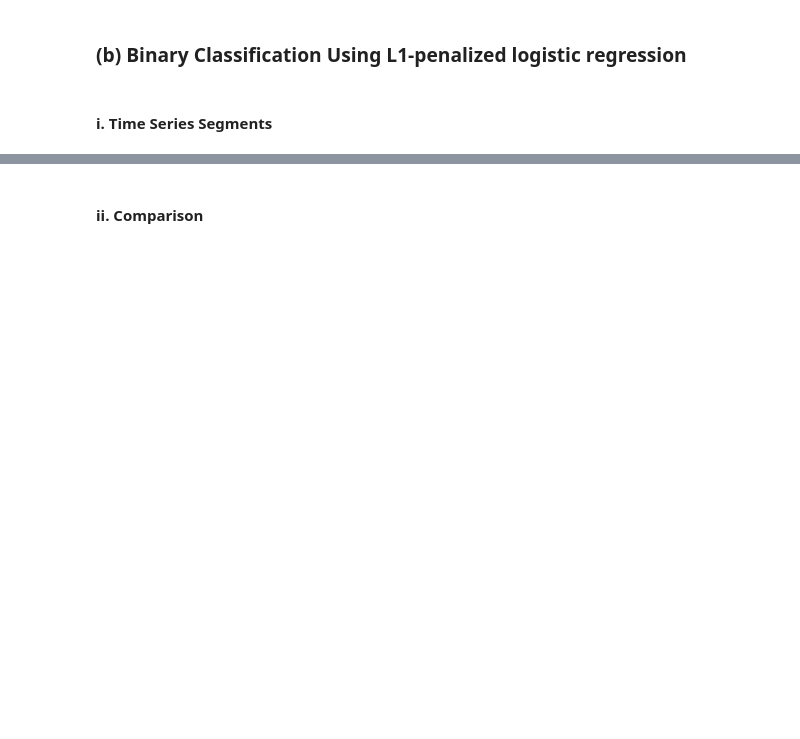
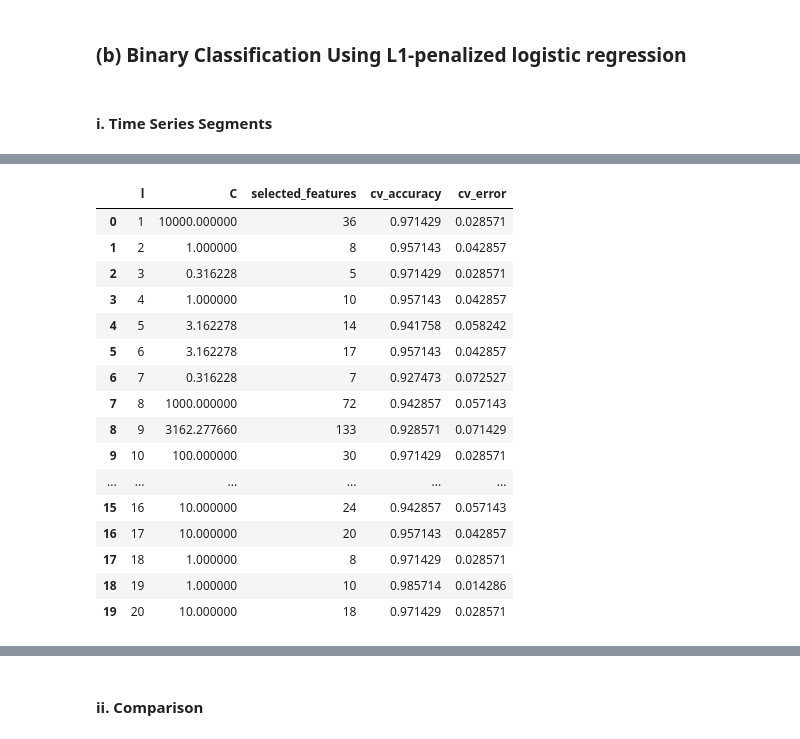
Before and after one commit to akeehan56/DSCI552, a Jupyter notebook: HW4/notebook/Keehan_Alyssa_HW4.ipynb, the cells around one changed output, grey strips where cells are left out. Drawn from its saved outputs; the diff is of its cells as text; code cells hidden in the pictures; blank space fills up the shorter version.

```diff
--- a/HW4/notebook/Keehan_Alyssa_HW4.ipynb
+++ b/HW4/notebook/Keehan_Alyssa_HW4.ipynb
@@ -1057,3 +1061,85 @@ display(pd.DataFrame(evaluation_results))
 ### (b) Binary Classification Using L1-penalized logistic regression
 # %% [markdown]
 #### i. Time Series Segments
+# %%
+l1_cv = StratifiedKFold(
+    n_splits=5,
+    shuffle=True,
+    random_state=42
+)
+
+l1_splits = list(
+    l1_cv.split(np.zeros(len(y_train)), y_train)
+)
+
+C_values = np.logspace(-4, 4, 17)
+
+l1_results = []
+l1_best_key = None
+
+for l in range(1, 21):
+    X_l = extract_segment_features(train_instances, l)
+
+    pipeline = Pipeline([
+        ("scaler", StandardScaler()),
+        ("logistic", LogisticRegression(
+            l1_ratio=1,
+            solver="liblinear",
+            max_iter=20000,
+            random_state=42
+        ))
+    ])
+
+    search = GridSearchCV(
+        estimator=pipeline,
+        param_grid={"logistic__C": C_values},
+        scoring="accuracy",
+        cv=l1_splits,
+        n_jobs=-1,
+        refit=True,
+        error_score="raise"
+    )
+
+    print(f"Starting l={l}", flush=True)
+    search.fit(X_l, y_train)
+
+    fitted_model = search.best_estimator_
+    C = float(search.best_params_["logistic__C"])
+    score = float(search.best_score_)
+
+    coefficients = fitted_model.named_steps["logistic"].coef_[0]
+    n_selected = int(np.count_nonzero(coefficients))
+
+    l1_results.append({
+        "l": l,
+        "C": C,
+        "selected_features": n_selected,
+        "cv_accuracy": score,
+        "cv_error": 1 - score
+    })
+
+    # If scores tie, prefer stronger regularization,
+    # then fewer segments.
+    key = (score, -C, -l)
+
+    if l1_best_key is None or key > l1_best_key:
+        l1_best_key = key
+        l1_best_model = fitted_model
+        l1_best_l = l
+        l1_best_C = C
+        l1_best_cv_accuracy = score
+        l1_best_columns = X_l.columns.tolist()
+
+    print(
+        f"Finished l={l}: C={C:.4g}, "
+        f"selected={n_selected}, CV accuracy={score:.4f}",
+        flush=True
+    )
+
+l1_results_df = pd.DataFrame(l1_results)
+display(l1_results_df)
+
+print(f"\nBest l: {l1_best_l}")
+print(f"Best C: {l1_best_C:.4g}")
+print(f"Best CV accuracy: {l1_best_cv_accuracy:.4f}")
+# %% [output]
@@ -1059,0 +1163,17 @@ display(pd.DataFrame(evaluation_results))
+|  | l | C | selected_features | cv_accuracy | cv_error |
+| 0 | 1 | 10000.000000 | 36 | 0.971429 | 0.028571 |
+| 1 | 2 | 1.000000 | 8 | 0.957143 | 0.042857 |
+| 2 | 3 | 0.316228 | 5 | 0.971429 | 0.028571 |
+| 3 | 4 | 1.000000 | 10 | 0.957143 | 0.042857 |
+| 4 | 5 | 3.162278 | 14 | 0.941758 | 0.058242 |
+| 5 | 6 | 3.162278 | 17 | 0.957143 | 0.042857 |
+| 6 | 7 | 0.316228 | 7 | 0.927473 | 0.072527 |
+| 7 | 8 | 1000.000000 | 72 | 0.942857 | 0.057143 |
+| 8 | 9 | 3162.277660 | 133 | 0.928571 | 0.071429 |
+| 9 | 10 | 100.000000 | 30 | 0.971429 | 0.028571 |
+| ... | ... | ... | ... | ... | ... |
+| 15 | 16 | 10.000000 | 24 | 0.942857 | 0.057143 |
+| 16 | 17 | 10.000000 | 20 | 0.957143 | 0.042857 |
+| 17 | 18 | 1.000000 | 8 | 0.971429 | 0.028571 |
+| 18 | 19 | 1.000000 | 10 | 0.985714 | 0.014286 |
+| 19 | 20 | 10.000000 | 18 | 0.971429 | 0.028571 |
```
Also changed, not shown: parts of 8 cells of this notebook.
